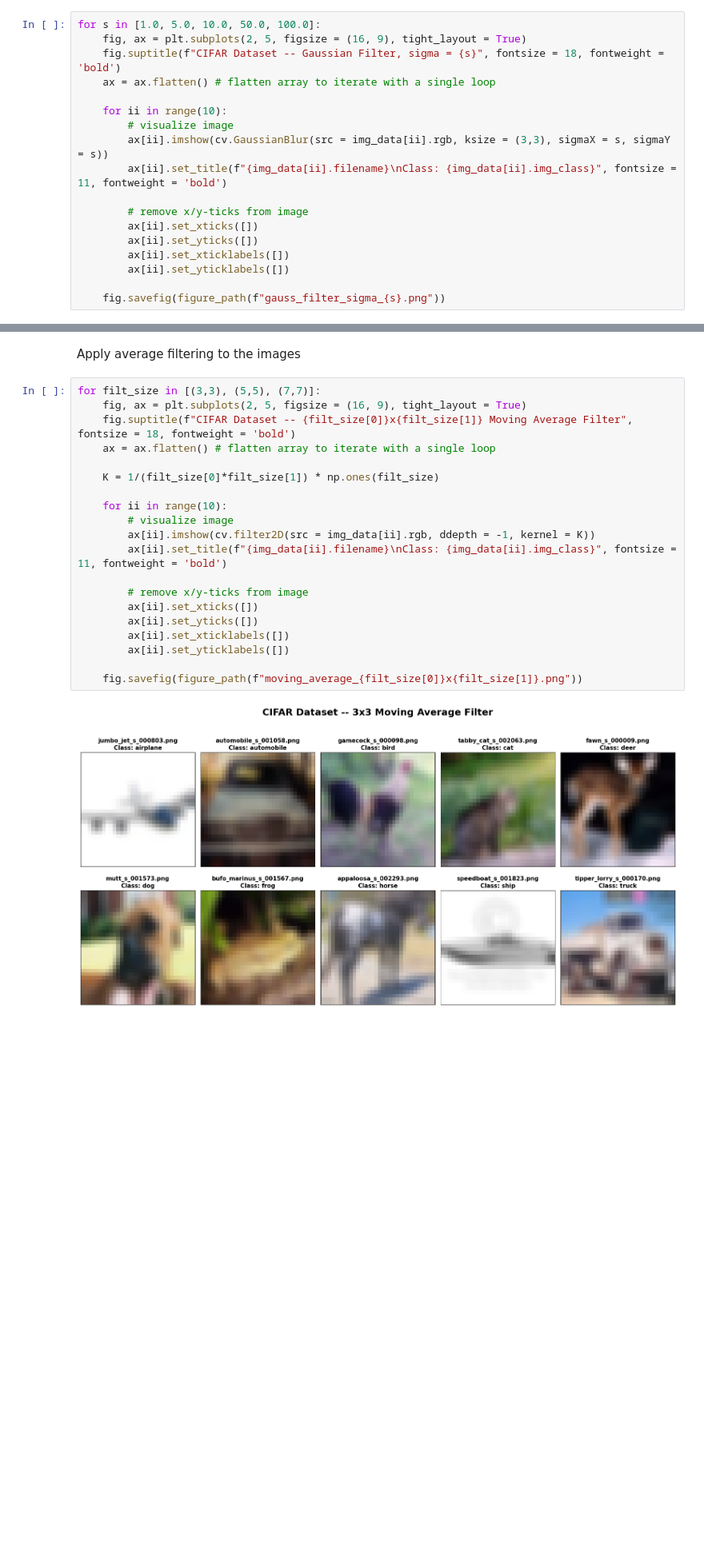
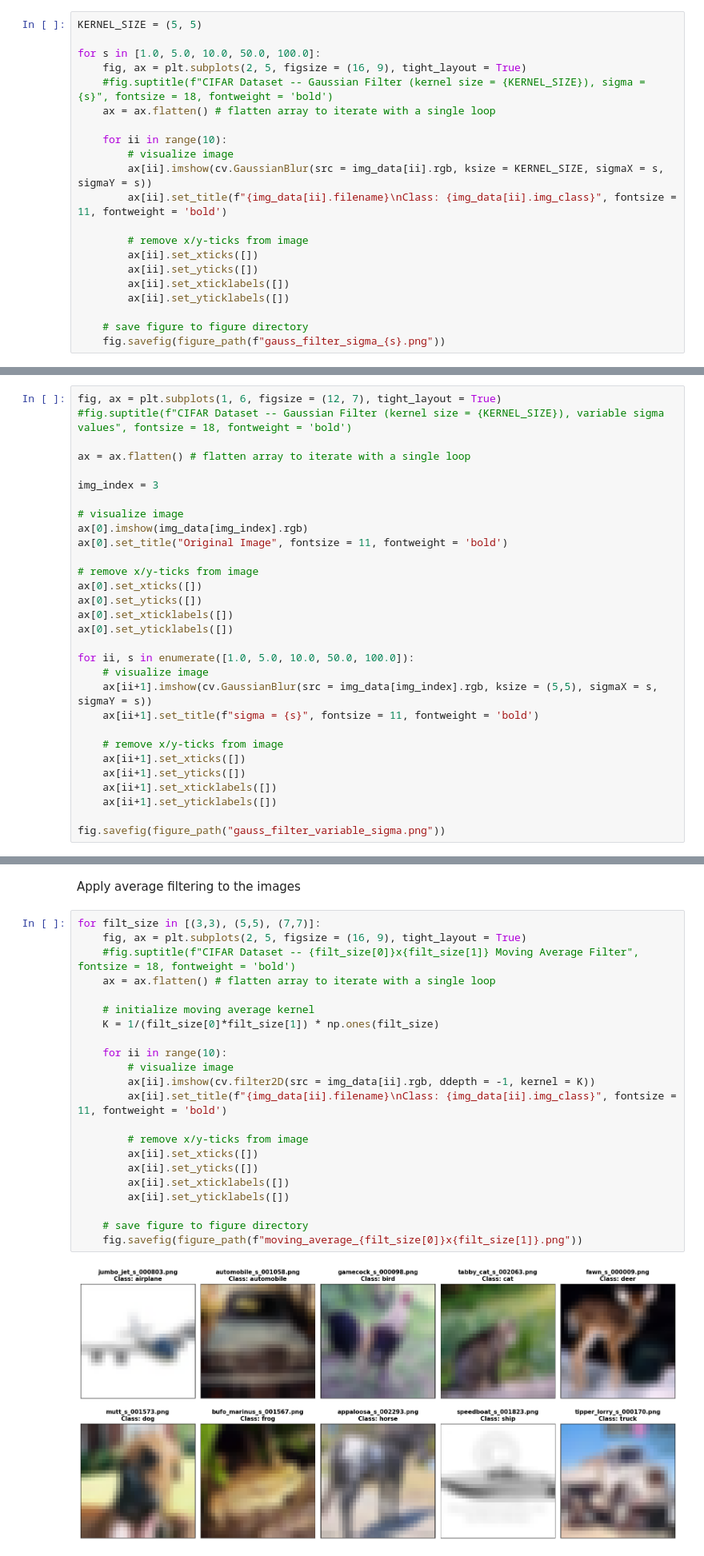
Before and after one commit to gkouretas/ecen-644-notebook, a Jupyter notebook: hw1.ipynb, the cells around one changed output, grey strips where cells are left out. Shown at 80% size. Saved outputs shown, nothing was run; the diff lists cells and outputs as text; blank space fills up the shorter version.

```diff
--- a/hw1.ipynb
+++ b/hw1.ipynb
@@ -99,14 +101,16 @@ fig.savefig(figure_path("raw_images.png"))
 # %% [markdown]
 Apply Gaussian smoothing at varying sigma levels
 # %%
+KERNEL_SIZE = (5, 5)
+
 for s in [1.0, 5.0, 10.0, 50.0, 100.0]:
     fig, ax = plt.subplots(2, 5, figsize = (16, 9), tight_layout = True)
-    fig.suptitle(f"CIFAR Dataset -- Gaussian Filter, sigma = {s}", fontsize = 18, fontweight = 'bold')
+    #fig.suptitle(f"CIFAR Dataset -- Gaussian Filter (kernel size = {KERNEL_SIZE}), sigma = {s}", fontsize = 18, fontweight = 'bold')
     ax = ax.flatten() # flatten array to iterate with a single loop
 
     for ii in range(10):
         # visualize image
-        ax[ii].imshow(cv.GaussianBlur(src = img_data[ii].rgb, ksize = (3,3), sigmaX = s, sigmaY = s))
+        ax[ii].imshow(cv.GaussianBlur(src = img_data[ii].rgb, ksize = KERNEL_SIZE, sigmaX = s, sigmaY = s))
         ax[ii].set_title(f"{img_data[ii].filename}\nClass: {img_data[ii].img_class}", fontsize = 11, fontweight = 'bold')
 
         # remove x/y-ticks from image
@@ -115,5 +119,6 @@ for s in [1.0, 5.0, 10.0, 50.0, 100.0]:
         ax[ii].set_xticklabels([])
         ax[ii].set_yticklabels([])
 
+    # save figure to figure directory
     fig.savefig(figure_path(f"gauss_filter_sigma_{s}.png"))
 # %% [output]
@@ -124,0 +130,30 @@ for s in [1.0, 5.0, 10.0, 50.0, 100.0]:
+# %%
+fig, ax = plt.subplots(1, 6, figsize = (12, 7), tight_layout = True)
+#fig.suptitle(f"CIFAR Dataset -- Gaussian Filter (kernel size = {KERNEL_SIZE}), variable sigma values", fontsize = 18, fontweight = 'bold')
+
+ax = ax.flatten() # flatten array to iterate with a single loop
+
+img_index = 3
+
+# visualize image
+ax[0].imshow(img_data[img_index].rgb)
+ax[0].set_title("Original Image", fontsize = 11, fontweight = 'bold')
+
+# remove x/y-ticks from image
+ax[0].set_xticks([])
+ax[0].set_yticks([])
+ax[0].set_xticklabels([])
+ax[0].set_yticklabels([])
+
+for ii, s in enumerate([1.0, 5.0, 10.0, 50.0, 100.0]):
+    # visualize image
+    ax[ii+1].imshow(cv.GaussianBlur(src = img_data[img_index].rgb, ksize = (5,5), sigmaX = s, sigmaY = s))
+    ax[ii+1].set_title(f"sigma = {s}", fontsize = 11, fontweight = 'bold')
+
+    # remove x/y-ticks from image
+    ax[ii+1].set_xticks([])
+    ax[ii+1].set_yticks([])
+    ax[ii+1].set_xticklabels([])
+    ax[ii+1].set_yticklabels([])
+
+fig.savefig(figure_path("gauss_filter_variable_sigma.png"))
@@ -127,22 +164,24 @@ Apply average filtering to the images
 # %%
 for filt_size in [(3,3), (5,5), (7,7)]:
     fig, ax = plt.subplots(2, 5, figsize = (16, 9), tight_layout = True)
-    fig.suptitle(f"CIFAR Dataset -- {filt_size[0]}x{filt_size[1]} Moving Average Filter", fontsize = 18, fontweight = 'bold')
+    #fig.suptitle(f"CIFAR Dataset -- {filt_size[0]}x{filt_size[1]} Moving Average Filter", fontsize = 18, fontweight = 'bold')
     ax = ax.flatten() # flatten array to iterate with a single loop
 
+    # initialize moving average kernel
     K = 1/(filt_size[0]*filt_size[1]) * np.ones(filt_size)
 
     for ii in range(10):
         # visualize image
         ax[ii].imshow(cv.filter2D(src = img_data[ii].rgb, ddepth = -1, kernel = K))
         ax[ii].set_title(f"{img_data[ii].filename}\nClass: {img_data[ii].img_class}", fontsize = 11, fontweight = 'bold')
 
         # remove x/y-ticks from image
         ax[ii].set_xticks([])
         ax[ii].set_yticks([])
         ax[ii].set_xticklabels([])
         ax[ii].set_yticklabels([])
 
+    # save figure to figure directory
     fig.savefig(figure_path(f"moving_average_{filt_size[0]}x{filt_size[1]}.png"))
 # %% [output]
-[figure, old version]
+[figure, new version]
```
Also changed, not shown: parts of 12 cells of this notebook, 21 other files.
